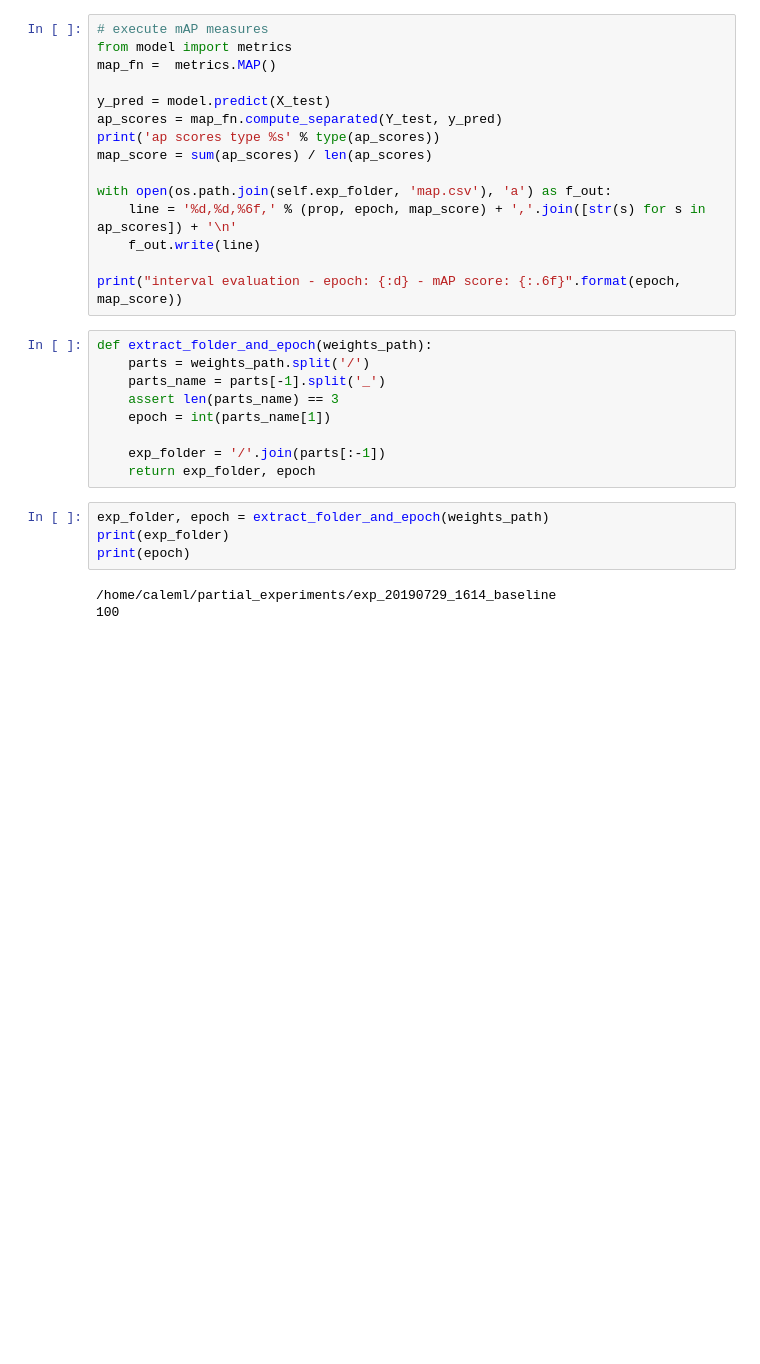
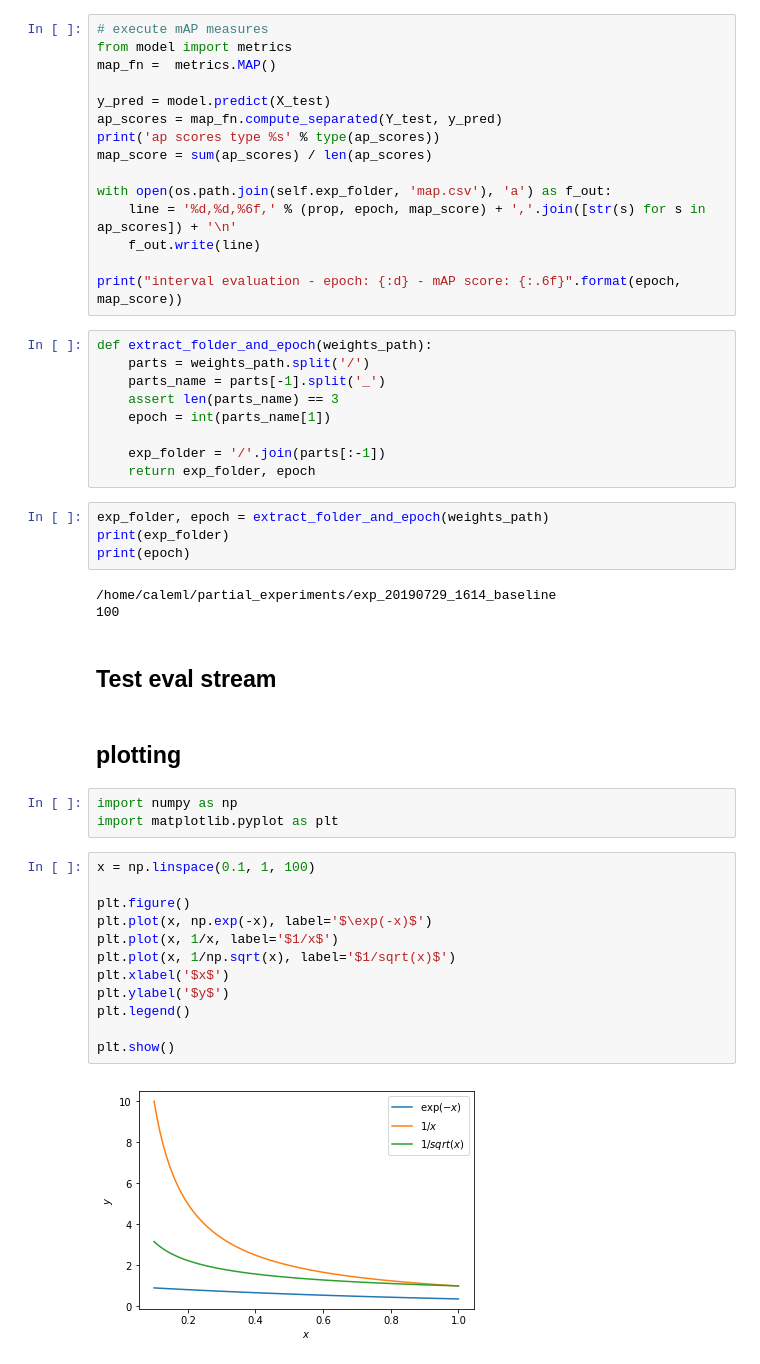
Before and after one commit to lcalem/partial-labels, a Jupyter notebook: experiments/notebooks/eval.ipynb, the cells around one changed output. Drawn from its saved outputs; the diff is of its cells as text; blank space fills up the shorter version.

```diff
--- a/experiments/notebooks/eval.ipynb
+++ b/experiments/notebooks/eval.ipynb
@@ -433,3 +436,24 @@ print(epoch)
 # %% [output]
 /home/caleml/partial_experiments/exp_20190729_1614_baseline
 100
+# %% [markdown]
+## Test eval stream
+# %% [markdown]
+## plotting
+# %%
+import numpy as np
+import matplotlib.pyplot as plt
+# %%
+x = np.linspace(0.1, 1, 100)
+
+plt.figure()
+plt.plot(x, np.exp(-x), label='$\exp(-x)$')
+plt.plot(x, 1/x, label='$1/x$')
+plt.plot(x, 1/np.sqrt(x), label='$1/sqrt(x)$')
+plt.xlabel('$x$')
+plt.ylabel('$y$')
+plt.legend()
+
+plt.show()
+# %% [output]
+[figure, added]
```
Also changed, not shown: parts of 4 cells of this notebook, 3 other files.
